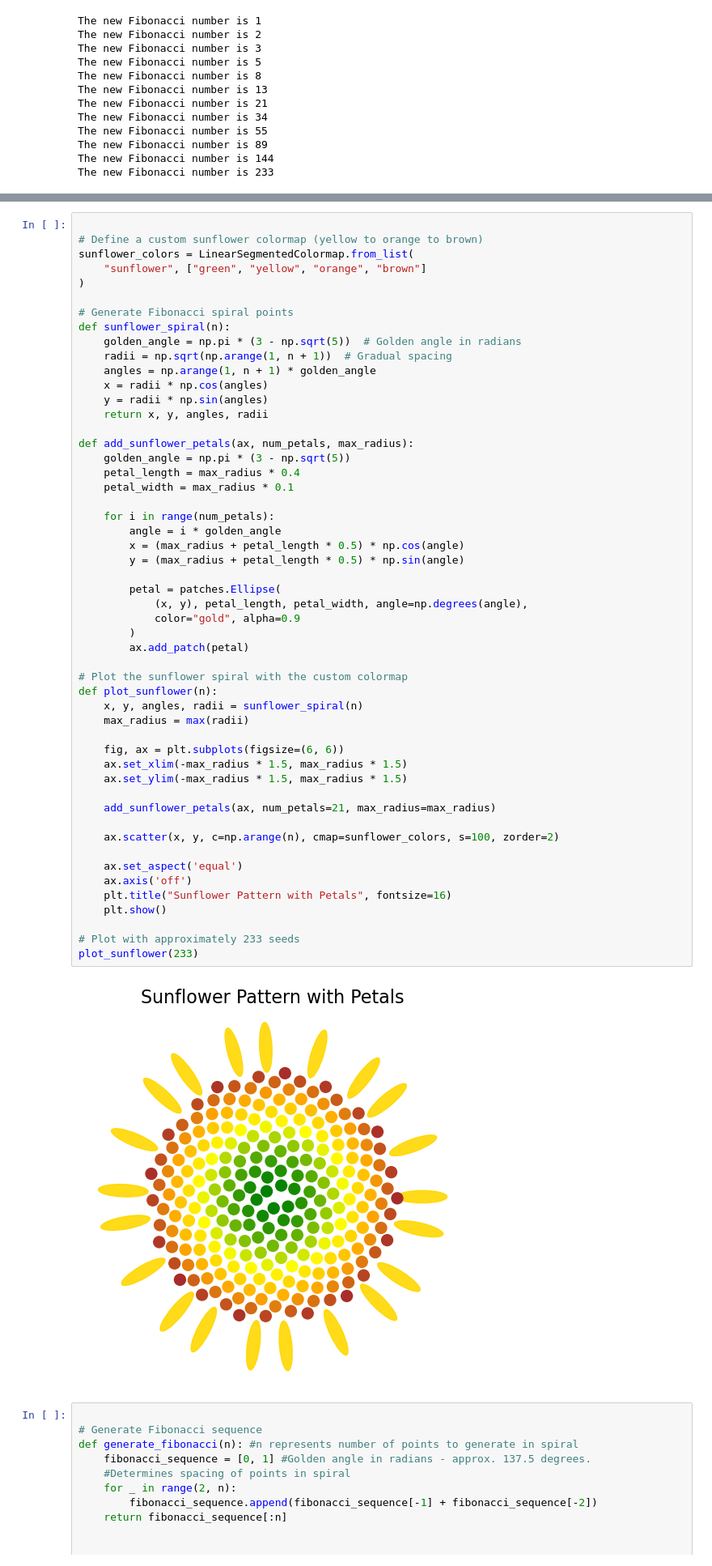
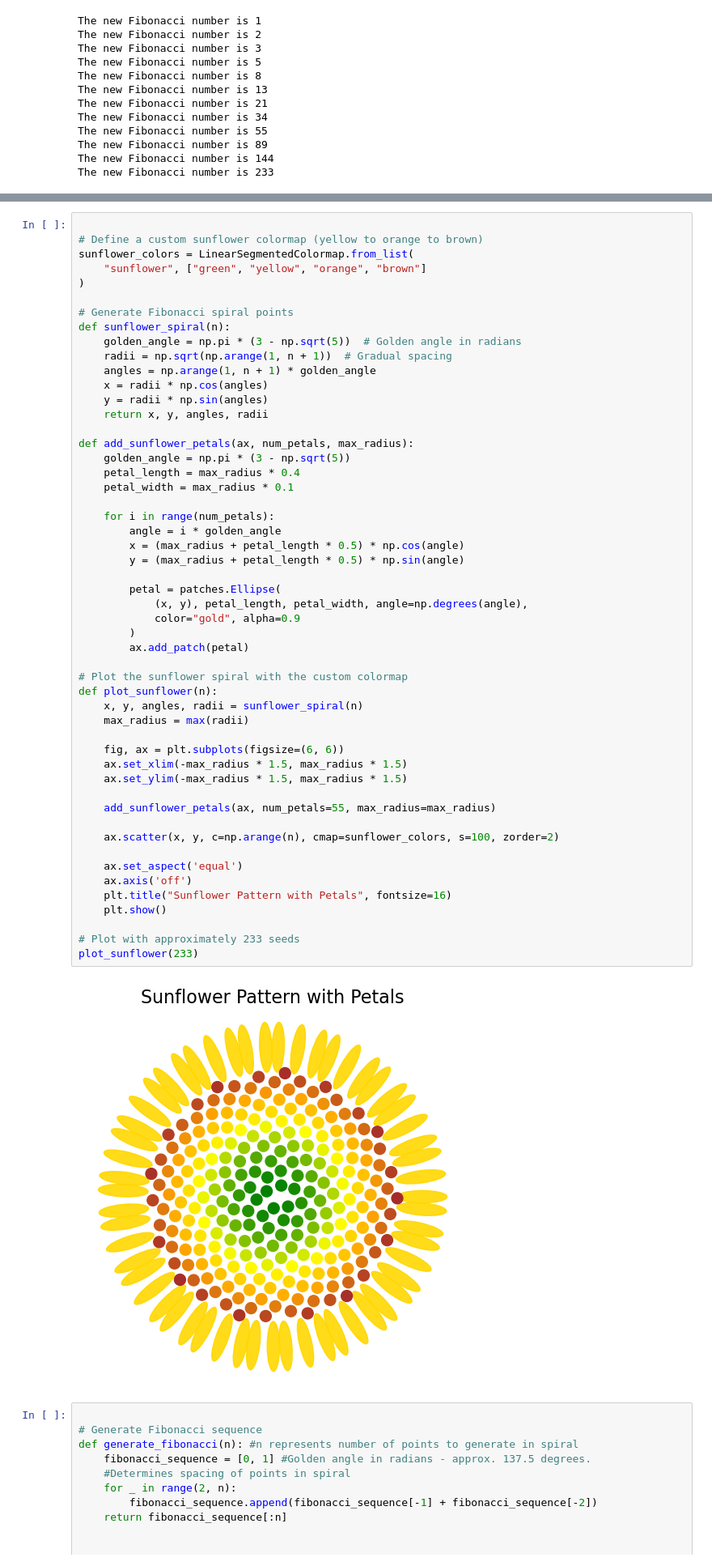
Before and after one commit to DominicSimpson/the-fibonnaci-sequence, a Jupyter notebook: TheFibonacciSequence.ipynb, the cells around one changed output, grey strips where cells are left out. Shown at 81% size. Drawn from its saved outputs; the diff is of its cells as text.

Commit message:
Added sunflower petals

```diff
--- a/TheFibonacciSequence.ipynb
+++ b/TheFibonacciSequence.ipynb
@@ -87,35 +87,35 @@ def add_sunflower_petals(ax, num_petals, max_radius):
         angle = i * golden_angle
         x = (max_radius + petal_length * 0.5) * np.cos(angle)
         y = (max_radius + petal_length * 0.5) * np.sin(angle)
 
         petal = patches.Ellipse(
             (x, y), petal_length, petal_width, angle=np.degrees(angle),
             color="gold", alpha=0.9
         )
         ax.add_patch(petal)
 
 # Plot the sunflower spiral with the custom colormap
 def plot_sunflower(n):
     x, y, angles, radii = sunflower_spiral(n)
     max_radius = max(radii)
 
     fig, ax = plt.subplots(figsize=(6, 6))
     ax.set_xlim(-max_radius * 1.5, max_radius * 1.5)
     ax.set_ylim(-max_radius * 1.5, max_radius * 1.5)
 
-    add_sunflower_petals(ax, num_petals=21, max_radius=max_radius)
+    add_sunflower_petals(ax, num_petals=55, max_radius=max_radius)
 
     ax.scatter(x, y, c=np.arange(n), cmap=sunflower_colors, s=100, zorder=2)
 
     ax.set_aspect('equal')
     ax.axis('off')
     plt.title("Sunflower Pattern with Petals", fontsize=16)
     plt.show()
 
 # Plot with approximately 233 seeds
 plot_sunflower(233)
 # %% [output]
-[figure, old version]
+[figure, new version]
 # %%
 
 # Generate Fibonacci sequence
```
